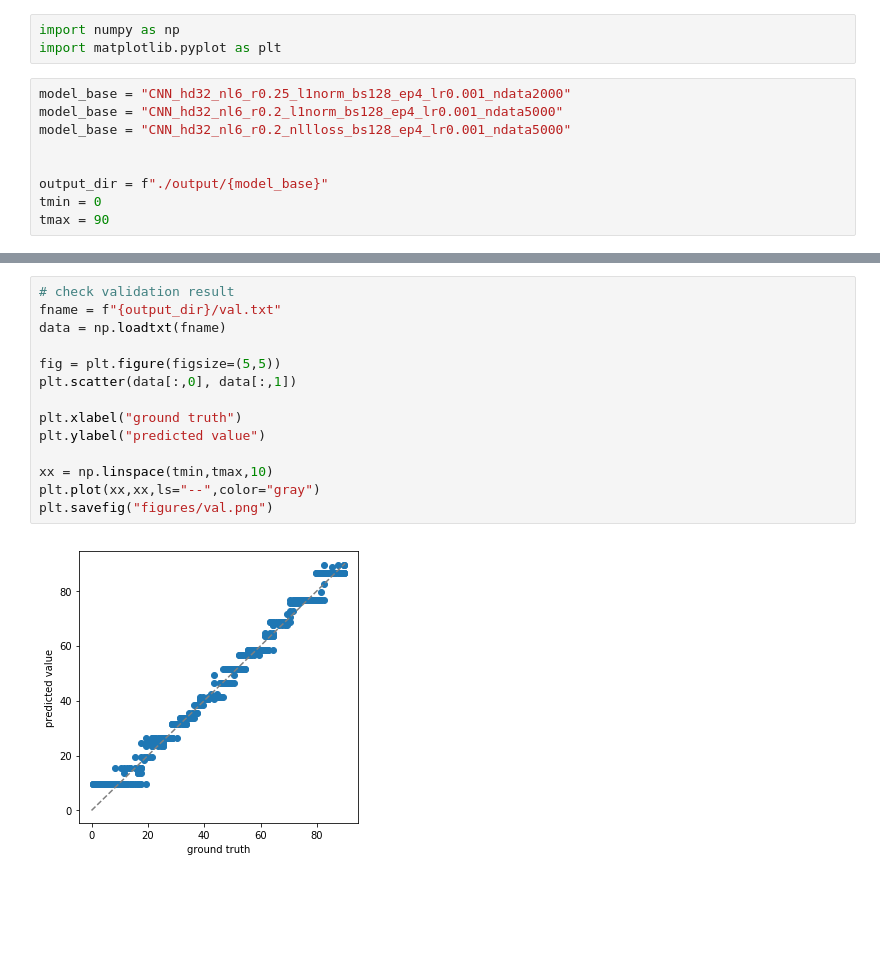
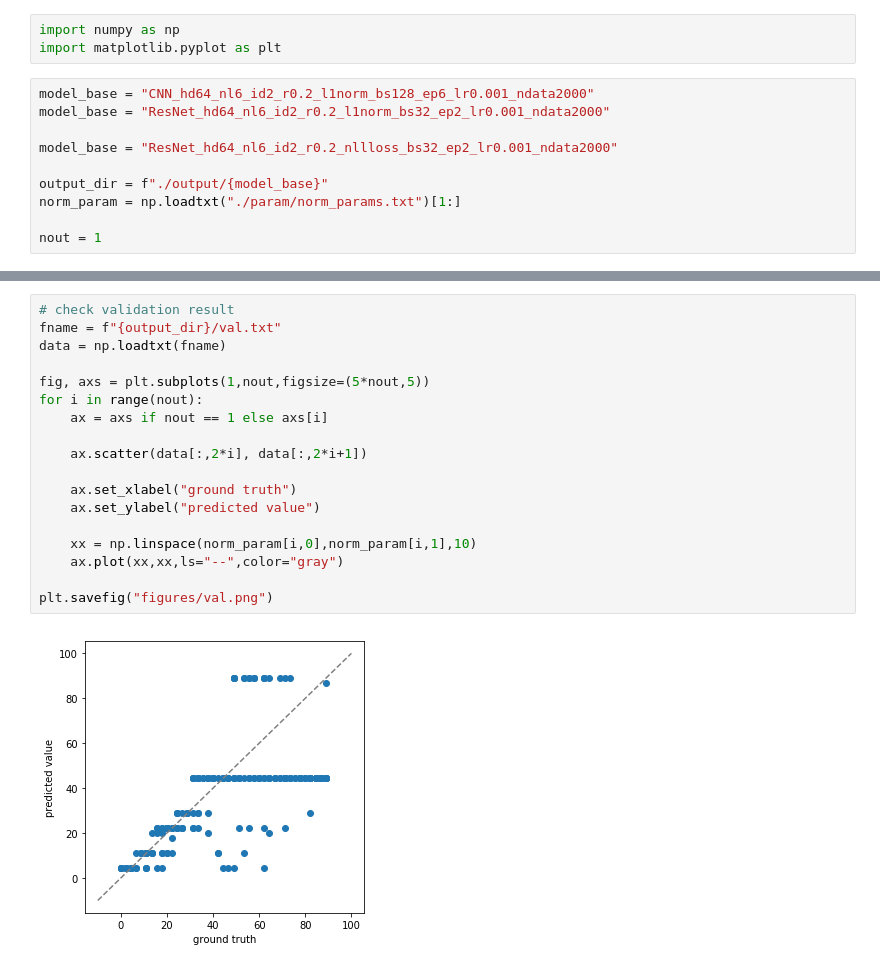
Before and after one commit to knmoriwaki/Asteroseismology, a Jupyter notebook: plot.ipynb, the cells around one changed output, grey strips where cells are left out. Cells and saved outputs as stored; diff of their text form; blank space fills up the shorter version.

```diff
--- a/plot.ipynb
+++ b/plot.ipynb
@@ -2,14 +2,15 @@
 import numpy as np
 import matplotlib.pyplot as plt
 # %%
-model_base = "CNN_hd32_nl6_r0.25_l1norm_bs128_ep4_lr0.001_ndata2000"
-model_base = "CNN_hd32_nl6_r0.2_l1norm_bs128_ep4_lr0.001_ndata5000"
-model_base = "CNN_hd32_nl6_r0.2_nllloss_bs128_ep4_lr0.001_ndata5000"
+model_base = "CNN_hd64_nl6_id2_r0.2_l1norm_bs128_ep6_lr0.001_ndata2000"
+model_base = "ResNet_hd64_nl6_id2_r0.2_l1norm_bs32_ep2_lr0.001_ndata2000"
 
+model_base = "ResNet_hd64_nl6_id2_r0.2_nllloss_bs32_ep2_lr0.001_ndata2000"
 
 output_dir = f"./output/{model_base}"
-tmin = 0
-tmax = 90
+norm_param = np.loadtxt("./param/norm_params.txt")[1:]
+
+nout = 1
 # %%
 # loss function
 fname = f"{output_dir}/log.txt"
@@ -29,16 +32,20 @@ plt.savefig("figures/loss.png")
 # %%
 # check validation result
 fname = f"{output_dir}/val.txt"
 data = np.loadtxt(fname)
 
-fig = plt.figure(figsize=(5,5))
-plt.scatter(data[:,0], data[:,1])
+fig, axs = plt.subplots(1,nout,figsize=(5*nout,5))
+for i in range(nout):
+    ax = axs if nout == 1 else axs[i]
 
-plt.xlabel("ground truth")
-plt.ylabel("predicted value")
+    ax.scatter(data[:,2*i], data[:,2*i+1])
 
-xx = np.linspace(tmin,tmax,10)
-plt.plot(xx,xx,ls="--",color="gray")
+    ax.set_xlabel("ground truth")
+    ax.set_ylabel("predicted value")
+
+    xx = np.linspace(norm_param[i,0],norm_param[i,1],10)
+    ax.plot(xx,xx,ls="--",color="gray")
+
 plt.savefig("figures/val.png")
 # %% [output]
-[figure, old version]
+[figure, new version]
```
Also changed, not shown: parts of 6 cells of this notebook, 7 other files.
